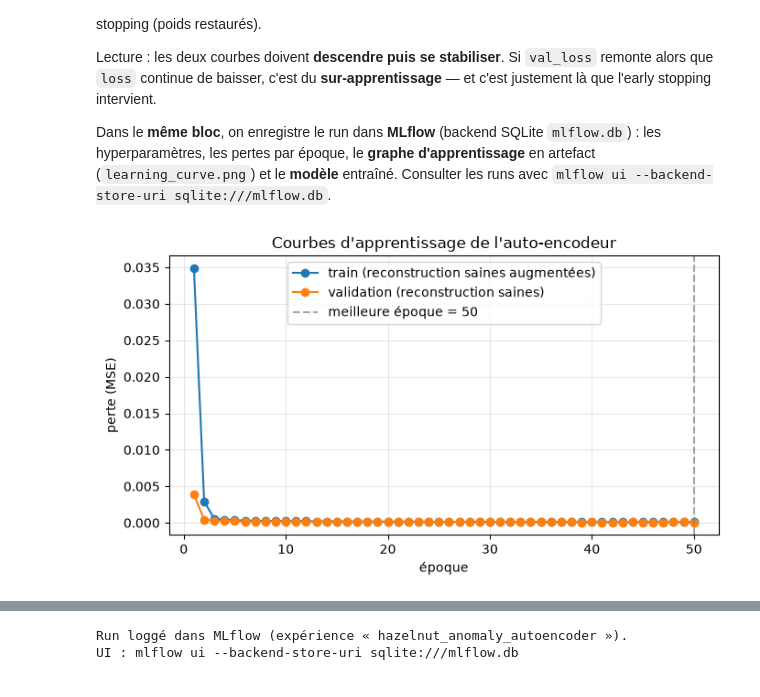
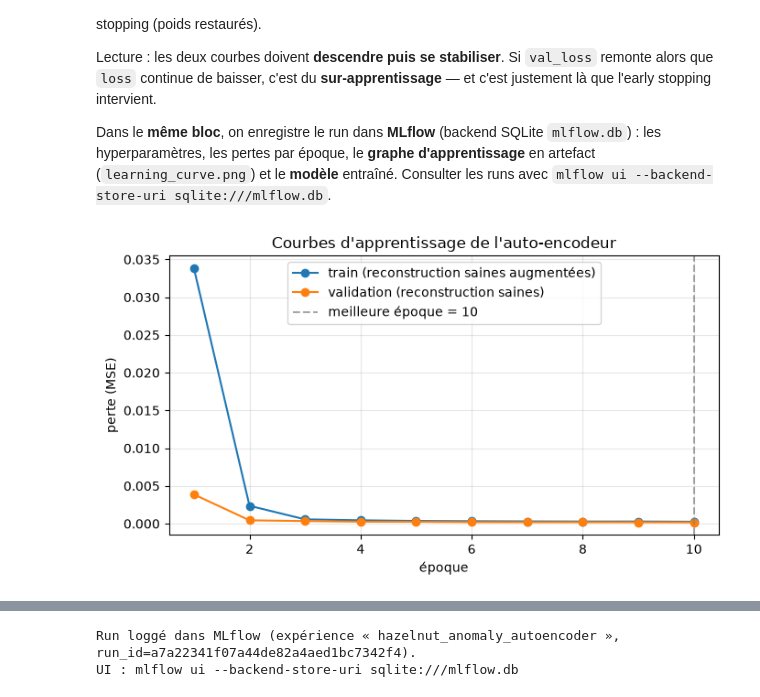
Before and after one commit to aurelien-V03/incidents-indus-ia, a Jupyter notebook: nuts_deep_lurning.ipynb, the cells around one changed output, grey strips where cells are left out. Cells and saved outputs as stored; diff of their text form; code cells hidden in the pictures.

```diff
--- a/nuts_deep_lurning.ipynb
+++ b/nuts_deep_lurning.ipynb
@@ -346,12 +346,15 @@ autoencoder = keras.Model(inp, decoded, name="conv_autoencoder")
 autoencoder.compile(optimizer="adam", loss="mse")  # MSE = erreur de reconstruction pixel à pixel
 autoencoder.summary()
 
-# Early stopping : arrête l'entraînement quand la val_loss ne s'améliore plus (gagne du temps)
-# et restaure les meilleurs poids observés.
+# Early stopping : arrête quand la val_loss ne s'améliore plus de façon significative.
+# min_delta : une baisse plus petite que ce seuil n'est PAS comptée comme une amélioration
+# (sinon les micro-gains à chaque époque empêchent l'arrêt et on va jusqu'à epochs=50).
 early_stopping = keras.callbacks.EarlyStopping(
     monitor="val_loss",
     patience=5,
+    min_delta=1e-4,
     restore_best_weights=True,
+    verbose=1,
 )
 
 # Entraînement sur les saines augmentées (entrée = cible : on apprend à se reconstruire).
@@ -430,33 +406,36 @@ plt.show()
 mlflow.set_tracking_uri(MLFLOW_TRACKING_URI)
 mlflow.set_experiment(MLFLOW_EXPERIMENT_NAME)
 
-with mlflow.start_run(run_name="conv_autoencoder"):
+with mlflow.start_run(run_name="conv_autoencoder") as run:
     # Hyperparamètres
     mlflow.log_params({
         "img_shape": IMG_SHAPE,
         "epochs_max": 50,
         "batch_size": 16,
         "optimizer": "adam",
         "loss": "mse",
         "early_stopping_patience": 5,
         "n_train": len(X_train),
         "n_val_good": len(X_val_good),
     })
 
     # Perte par époque (courbes natives MLflow) + résumé
     for step, (tr, va) in enumerate(zip(loss, val_loss), start=1):
         mlflow.log_metric("loss", tr, step=step)
         mlflow.log_metric("val_loss", va, step=step)
     mlflow.log_metric("epochs_ran", len(loss))
     mlflow.log_metric("best_epoch", best_epoch)
     mlflow.log_metric("train_loss_final", loss[-1])
     mlflow.log_metric("val_loss_best", min(val_loss))
 
     # Graphe d'apprentissage (artefact) + modèle entraîné
     mlflow.log_figure(fig, "learning_curve.png")
     mlflow.tensorflow.log_model(autoencoder, "model")
 
-print(f"Run loggé dans MLflow (expérience « {MLFLOW_EXPERIMENT_NAME} »).")
+# On mémorise l'ID du run pour y rattacher l'exemple de reconstruction (cellule suivante)
+RUN_ID = run.info.run_id
+
+print(f"Run loggé dans MLflow (expérience « {MLFLOW_EXPERIMENT_NAME} », run_id={RUN_ID}).")
 print(f"UI : mlflow ui --backend-store-uri {MLFLOW_TRACKING_URI}")
 # %% [output]
-[figure, old version]
+[figure, new version]
@@ -472,2 +450,2 @@ print(f"UI : mlflow ui --backend-store-uri {MLFLOW_TRACKING_URI}")
-Run loggé dans MLflow (expérience « hazelnut_anomaly_autoencoder »).
+Run loggé dans MLflow (expérience « hazelnut_anomaly_autoencoder », run_id=a7a22341f07a44de82a4aed1bc7342f4).
 UI : mlflow ui --backend-store-uri sqlite:///mlflow.db
```
Also changed, not shown: parts of 4 cells of this notebook, 1 other file.
